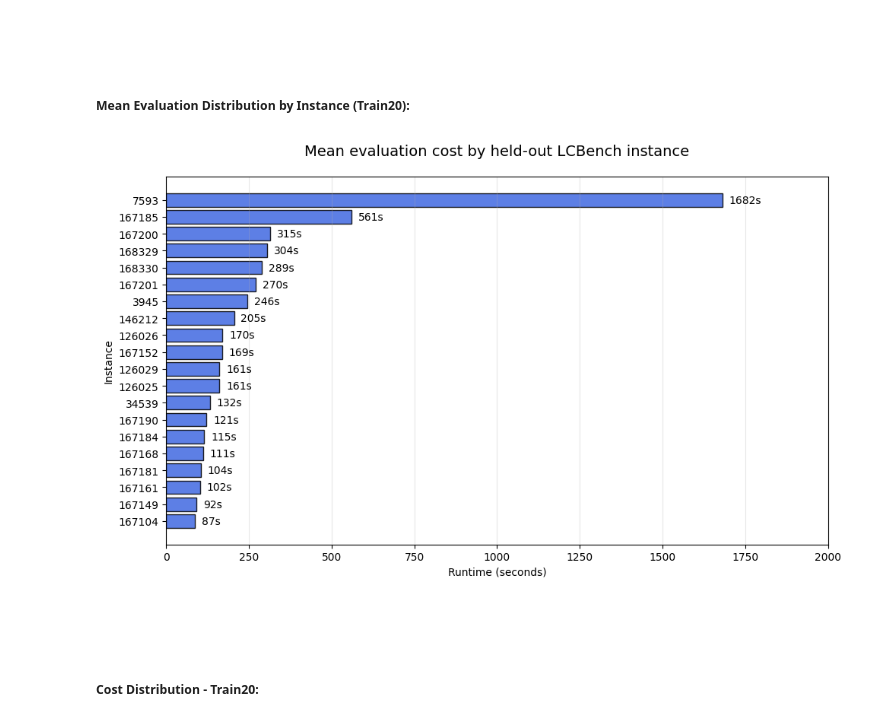
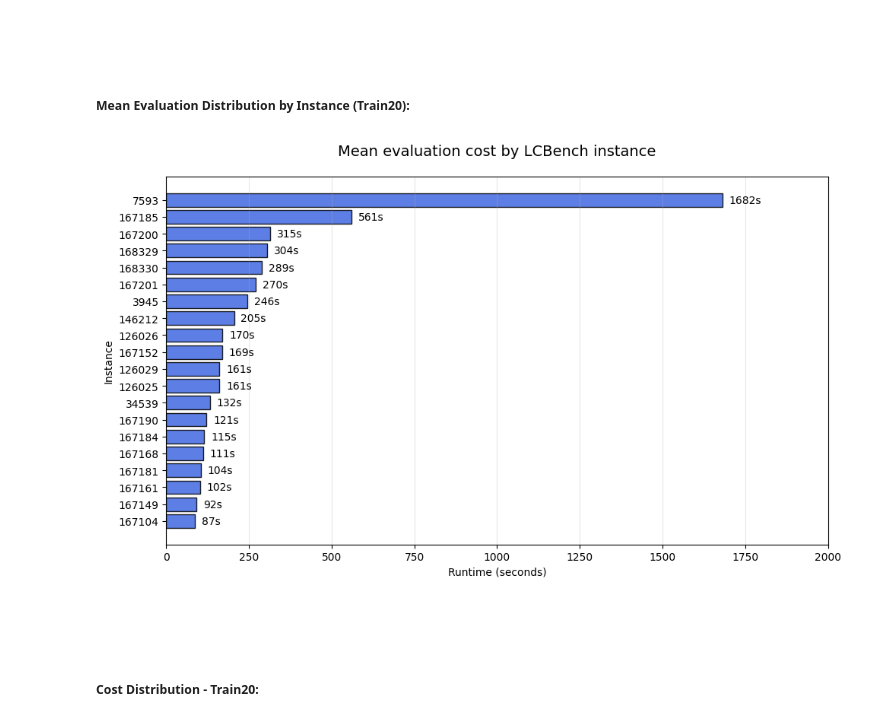
Before and after one commit to yungtoby/master-thesis-code, a Jupyter notebook: notebooks/explore_yahpo_costs.ipynb, the cells around one changed output. Saved outputs shown, nothing was run; the diff lists cells and outputs as text; code cells hidden in the pictures.

```diff
--- a/notebooks/explore_yahpo_costs.ipynb
+++ b/notebooks/explore_yahpo_costs.ipynb
@@ -197,35 +197,35 @@ plt.show()
 mean_times = (
     df.groupby("instance")["time"]
     .mean()
     .sort_values(ascending=True)   # ascending=True puts smallest on top (like your plot)
 )
 
 plt.figure(figsize=(10, 6))
 
 bars = plt.barh(
     y=mean_times.index.astype(str),
     width=mean_times.values,
     color='royalblue',
     edgecolor='black',
     alpha=0.85
 )
 
-plt.title("Mean evaluation cost by held-out LCBench instance", fontsize=14, pad=20)
+plt.title("Mean evaluation cost by LCBench instance", fontsize=14, pad=20)
 plt.xlabel("Runtime (seconds)")
 plt.ylabel("Instance")
 
 for bar in bars:
     width = bar.get_width()
     plt.text(width + 20, bar.get_y() + bar.get_height()/2,
              f'{width:.0f}s',
              va='center', fontsize=10)
 
 plt.grid(axis='x', alpha=0.3)
 plt.xlim([0, 2000])
 plt.tight_layout()
 plt.show()
 # %% [output]
-[figure, old version]
+[figure, new version]
 # %% [markdown]
 &nbsp;
 
```
Also changed, not shown: parts of 1 cell of this notebook.
